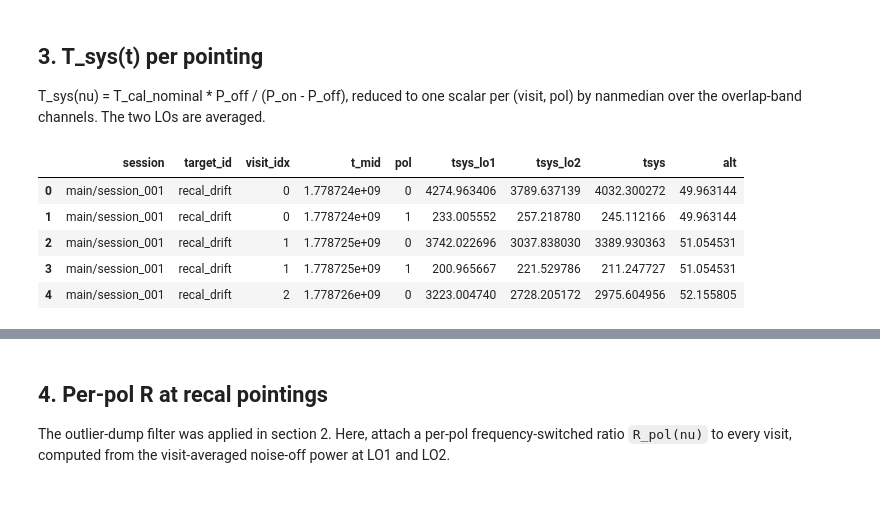
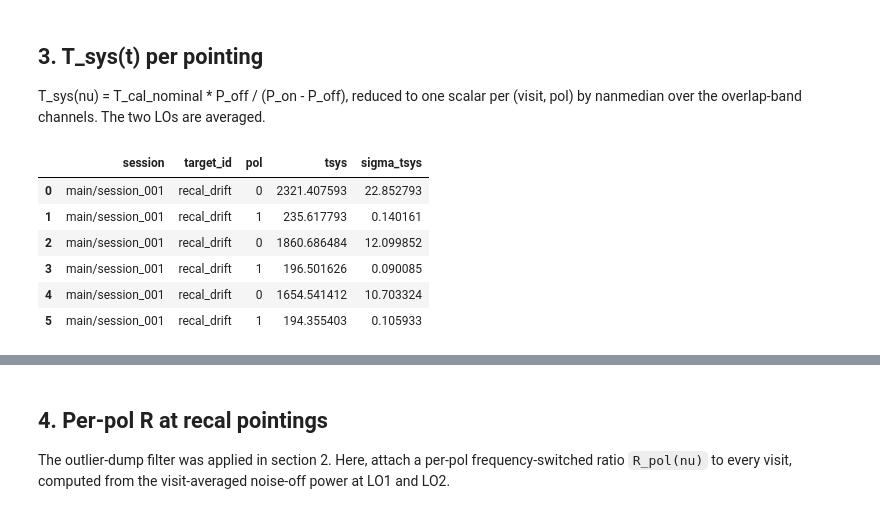
Before and after one commit to raw-asparagus/ay-121, a Jupyter notebook: labs/04/main_scan_calibration.ipynb, the cells around one changed output, grey strips where cells are left out. Saved outputs shown, nothing was run; the diff lists cells and outputs as text; code cells hidden in the pictures.

```diff
--- a/labs/04/main_scan_calibration.ipynb
+++ b/labs/04/main_scan_calibration.ipynb
@@ -402,72 +411,84 @@ T_sys(nu) = T_cal_nominal * P_off / (P_on - P_off), reduced to one scalar
 per (visit, pol) by nanmedian over the overlap-band channels. The two LOs
 are averaged.
 # %%
-def scalar_tsys(P_on, P_off, T_cal, channel_mask):
-    """Median of T_cal * P_off / (P_on - P_off) over good channels."""
-    if P_on is None or P_off is None:
-        return np.nan
-    delta = P_on - P_off
-    with np.errstate(divide='ignore', invalid='ignore'):
-        tsys_nu = T_cal * P_off / delta
-    tsys_nu = np.where(np.isfinite(tsys_nu) & (delta > 0), tsys_nu, np.nan)
-    return np.nanmedian(tsys_nu[channel_mask])
+def _wmean(values, variances):
+    """Inverse-variance weighted mean over a 1-D array; returns (mu, sigma).
+
+    NaNs and non-positive variances are dropped.  sigma is the formal
+    SEM of the weighted mean, 1/sqrt(sum(1/var)).
+    """
+    good = np.isfinite(values) & np.isfinite(variances) & (variances > 0)
+    if not np.any(good):
+        return np.nan, np.nan
+    w = 1.0 / variances[good]
+    mu = float(np.sum(w * values[good]) / np.sum(w))
+    sigma = float(1.0 / np.sqrt(np.sum(w)))
+    return mu, sigma
 
 
-def scalar_poff(visit, pol_idx, channel_mask):
-    """Median P_off over overlap, averaged across the two LOs."""
-    medians = []
-    for lo_id, _ in LOS:
-        P = visit[f'P_off_pol{pol_idx}_lo{lo_id}']
-        medians.append(np.nanmedian(P[channel_mask]) if P is not None
-                       else np.nan)
-    return np.nanmean(medians)
+def _combine(vals_sigmas):
+    """Inverse-variance combine a list of (value, sigma) pairs."""
+    vals = np.array([v for v, _ in vals_sigmas], dtype=float)
+    sigs = np.array([s for _, s in vals_sigmas], dtype=float)
+    return _wmean(vals, sigs**2)
 
 
-def scalar_pdiff(visit, pol_idx, channel_mask):
-    """Median (P_on - P_off) over overlap, averaged across the two LOs."""
-    out = []
-    for lo_id, _ in LOS:
-        P_on = visit[f'P_on_pol{pol_idx}_lo{lo_id}']
-        P_off = visit[f'P_off_pol{pol_idx}_lo{lo_id}']
-        if P_on is None or P_off is None:
-            out.append(np.nan)
-            continue
-        out.append(np.nanmedian((P_on - P_off)[channel_mask]))
-    return np.nanmean(out)
+def scalar_tsys_err(P_on, P_off, sPon, sPoff, T_cal, mask):
+    """Per-LO scalar T_sys and its SEM via per-channel error propagation.
+
+    T_sys(nu) = T_cal * P_off / (P_on - P_off).  Partial derivatives:
+        dT/dP_on  = -T_cal P_off / (P_on - P_off)^2
+        dT/dP_off =  T_cal P_on  / (P_on - P_off)^2
+    so
+        var_T(nu) = (T_cal/dP^2)^2 * (P_on^2 sP_off^2 + P_off^2 sP_on^2)
+    Channels are reduced by inverse-variance weighted mean over *mask*.
+    """
+    if P_on is None or P_off is None or sPon is None or sPoff is None:
+        return np.nan, np.nan
+    dP = P_on - P_off
+    with np.errstate(divide='ignore', invalid='ignore'):
+        tsys = T_cal * P_off / dP
+        var  = (T_cal / dP**2)**2 * (P_on**2 * sPoff**2 + P_off**2 * sPon**2)
+    finite = mask & np.isfinite(tsys) & (dP > 0)
+    return _wmean(np.where(finite, tsys, np.nan),
+                  np.where(finite, var,  np.nan))
 
 
 rows = []
 for v in gain_visits:
     for pol_idx in (0, 1):
         T_cal = T_CAL_NOMINAL[pol_idx]
-        tsys_per_lo = [
-            scalar_tsys(
+        per_lo = []
+        for lo_id, _ in LOS:
+            per_lo.append(scalar_tsys_err(
                 v[f'P_on_pol{pol_idx}_lo{lo_id}'],
                 v[f'P_off_pol{pol_idx}_lo{lo_id}'],
+                v[f'sP_on_pol{pol_idx}_lo{lo_id}'],
+                v[f'sP_off_pol{pol_idx}_lo{lo_id}'],
                 T_cal, overlap_mask,
-            )
-            for lo_id, _ in LOS
-        ]
+            ))
+        tsys, sigma_tsys = _combine(per_lo)
         rows.append({
             'session': v['session'],
             'target_id': v['target_id'],
             'visit_idx': v['visit_idx'],
             't_mid': v['t_mid'],
             'pol': pol_idx,
-            'tsys_lo1': tsys_per_lo[0],
-            'tsys_lo2': tsys_per_lo[1],
-            'tsys': np.nanmean(tsys_per_lo),
+            'tsys_lo1': per_lo[0][0],  'sigma_tsys_lo1': per_lo[0][1],
+            'tsys_lo2': per_lo[1][0],  'sigma_tsys_lo2': per_lo[1][1],
+            'tsys': tsys,              'sigma_tsys': sigma_tsys,
             'alt': v['alt_mean'],
         })
 tsys_df = pd.DataFrame(rows)
-tsys_df.head()
+tsys_df[['session', 'target_id', 'pol', 'tsys', 'sigma_tsys']].head(6)
 # %% [output]
-|  | session | target_id | visit_idx | t_mid | pol | tsys_lo1 | tsys_lo2 | tsys | alt |
-| 0 | main/session_001 | recal_drift | 0 | 1.778724e+09 | 0 | 4274.963406 | 3789.637139 | 4032.300272 | 49.963144 |
-| 1 | main/session_001 | recal_drift | 0 | 1.778724e+09 | 1 | 233.005552 | 257.218780 | 245.112166 | 49.963144 |
-| 2 | main/session_001 | recal_drift | 1 | 1.778725e+09 | 0 | 3742.022696 | 3037.838030 | 3389.930363 | 51.054531 |
-| 3 | main/session_001 | recal_drift | 1 | 1.778725e+09 | 1 | 200.965667 | 221.529786 | 211.247727 | 51.054531 |
-| 4 | main/session_001 | recal_drift | 2 | 1.778726e+09 | 0 | 3223.004740 | 2728.205172 | 2975.604956 | 52.155805 |
+|  | session | target_id | pol | tsys | sigma_tsys |
+| 0 | main/session_001 | recal_drift | 0 | 2321.407593 | 22.852793 |
+| 1 | main/session_001 | recal_drift | 1 | 235.617793 | 0.140161 |
+| 2 | main/session_001 | recal_drift | 0 | 1860.686484 | 12.099852 |
+| 3 | main/session_001 | recal_drift | 1 | 196.501626 | 0.090085 |
+| 4 | main/session_001 | recal_drift | 0 | 1654.541412 | 10.703324 |
+| 5 | main/session_001 | recal_drift | 1 | 194.355403 | 0.105933 |
 # %%
 # Two stacked panels (pol 0 and pol 1), session-span shading,
 # marker = pointing (circle vs triangle), face colour = altitude.
```
Also changed, not shown: parts of 13 cells of this notebook, 4 other files.
